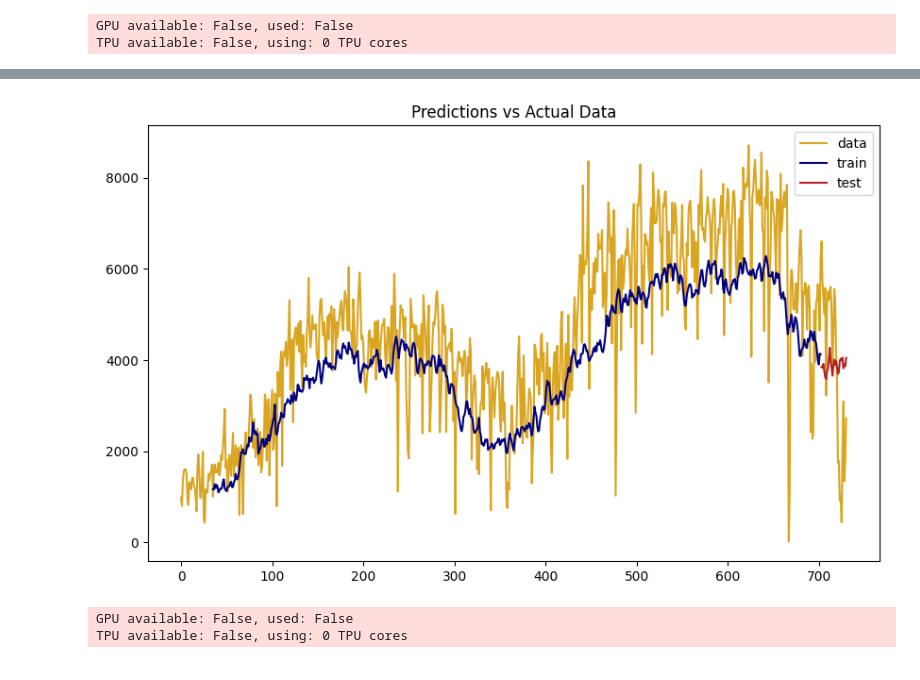
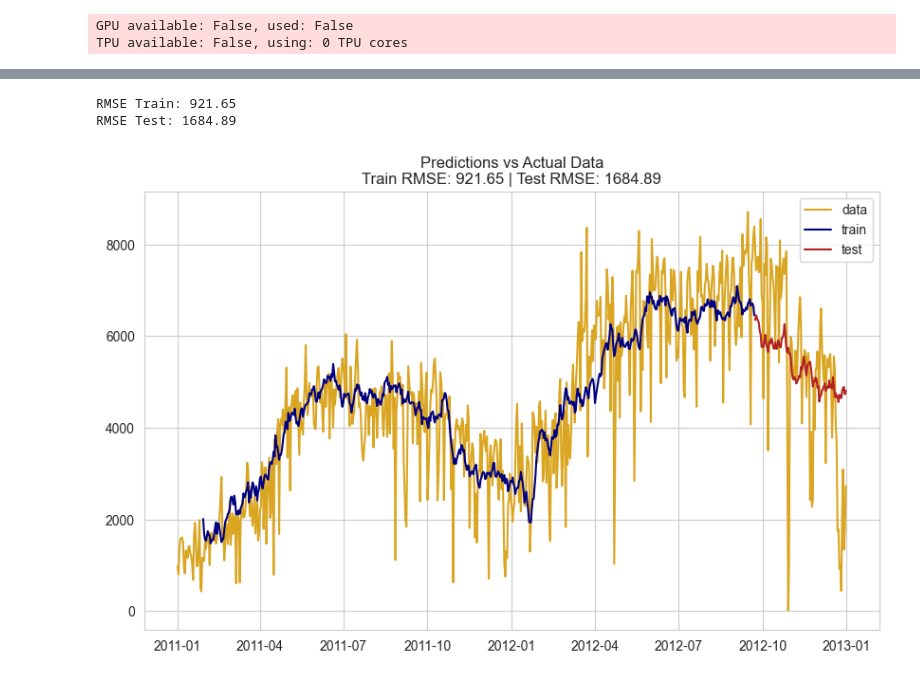
Before and after one commit to enzo-munoz/Mines_data_science, a Jupyter notebook: Neural_network/NN.ipynb, the cells around one changed output, grey strips where cells are left out. Saved outputs shown, nothing was run; the diff lists cells and outputs as text; code cells hidden in the pictures.

```diff
--- a/Neural_network/NN.ipynb
+++ b/Neural_network/NN.ipynb
@@ -2752,0 +2727,15 @@ Name: cnt, dtype: float64
+# %%
+result = adfuller(data["cnt"])
+print(f"ADF statistic : {result[0]}")
+print(f"p-value : {result[1]}")
+
+data["cnt_diff"] = data["cnt"].diff()
+data["cnt_diff"].dropna().plot(title="Série différenciée")
+plt.show()
+
+result = adfuller(data["cnt_diff"].dropna())
+print(f"ADF après différenciation : {result[1]}")
+
+plot_acf(data["cnt_diff"].dropna(), lags=30)
+plot_pacf(data["cnt_diff"].dropna(), lags=30)
+plt.show()
@@ -2825,8 +2825,8 @@ Le test size à 28 donne des résultats médiocres
 time_steps = data.shape[0]
 samples = []
 target = []
-length = 35  # sequence length
-test_size = 150
+length = 28  # sequence length
+test_size = 100
 
 for i in range(time_steps - length):
     sample = data_mat[i : i + length, :28]
@@ -2916,8 +2916,8 @@ class RNNModel(pl.LightningModule):
 
 
 input_size = 28
-hidden_size = 64
-model = RNNModel(input_size, hidden_size,64, 16, 8)
+hidden_size = 12
+model = RNNModel(input_size, hidden_size,12, 20, 8)
 print(model)
 # %% [output]
 RNNModel(
@@ -2944,7 +2944,7 @@ checkpoint_callback = ModelCheckpoint(
     save_top_k=1, monitor="val_loss", mode="min", verbose=True
 )
 trainer = pl.Trainer(
-    max_epochs=20,
+    max_epochs=40,
     logger=SimpleLogger(),
     enable_checkpointing=True,
     check_val_every_n_epoch=1,
@@ -3019,15 +3022,26 @@ plt.show()
 # %%
+from sklearn.metrics import mean_squared_error
+
 model.eval()
 with torch.no_grad():
     train_preds = best_model(x_train_tensor).cpu().numpy()
     test_preds = best_model(x_test_tensor).cpu().numpy()
+
+# Calcul de la RMSE
+train_rmse = np.sqrt(mean_squared_error(y_train, train_preds))
+test_rmse = np.sqrt(mean_squared_error(y_test, test_preds))
+
+print(f"RMSE Train: {train_rmse:.2f}")
+print(f"RMSE Test: {test_rmse:.2f}")
 
 plt.figure(figsize=(10, 6))
 plt.plot(data.index, data["cnt"], c="goldenrod", label="data")
 plt.plot(data.iloc[length : -len(y_test)].index, train_preds, c="navy", label="train")
 plt.plot(data.iloc[-len(y_test) :].index, test_preds, c="firebrick", label="test")
 plt.legend()
-plt.title("Predictions vs Actual Data")
+plt.title(f"Predictions vs Actual Data\nTrain RMSE: {train_rmse:.2f} | Test RMSE: {test_rmse:.2f}")
 plt.show()
 # %% [output]
+RMSE Train: 921.65
+RMSE Test: 1684.89
-[figure, old version]
+[figure, new version]
@@ -3093,22 +3047,0 @@ model = LSTMModel(input_size=7, hidden_size=128, num_layers=6, dropout=0.3)
-# %%
-from lightning.pytorch.callbacks import EarlyStopping, ModelCheckpoint
-
-early_stopping = EarlyStopping(
-    monitor="val_loss", min_delta=0.00, patience=10, verbose=True, mode="min"
-)
-checkpoint_callback = ModelCheckpoint(
-    save_top_k=1, monitor="val_loss", mode="min", verbose=True
-)
-trainer = pl.Trainer(
-    max_epochs=20,
-    logger=SimpleLogger(),
-    enable_checkpointing=True,
-    check_val_every_n_epoch=1,
-    callbacks=[
-        # early_stopping, # Early stopping
-        checkpoint_callback,  # Save model with best val_loss
-    ],
-)
-# %% [output]
-GPU available: False, used: False
-TPU available: False, using: 0 TPU cores
```
Also changed, not shown: parts of 68 cells of this notebook, 19 other files.
